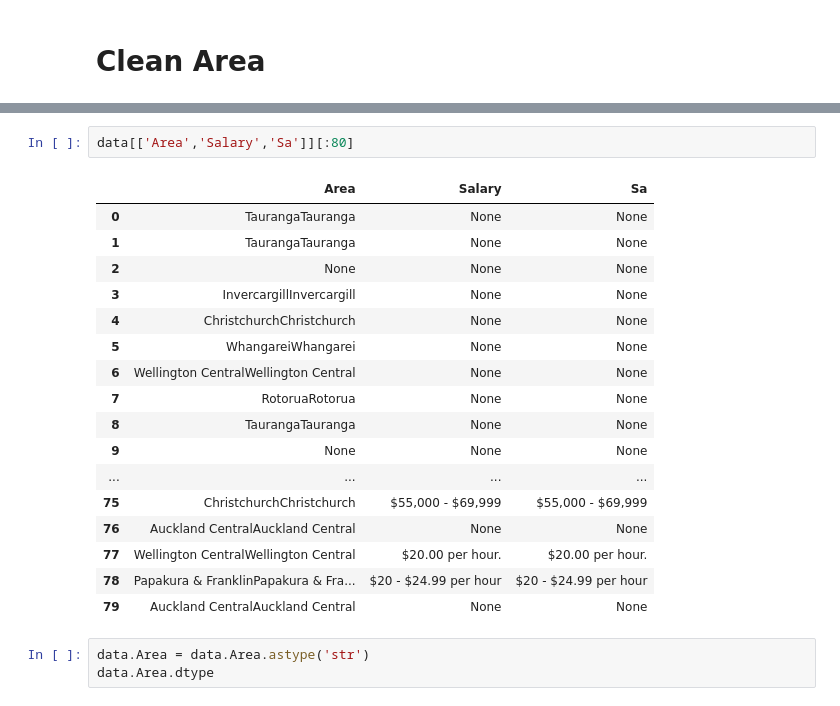
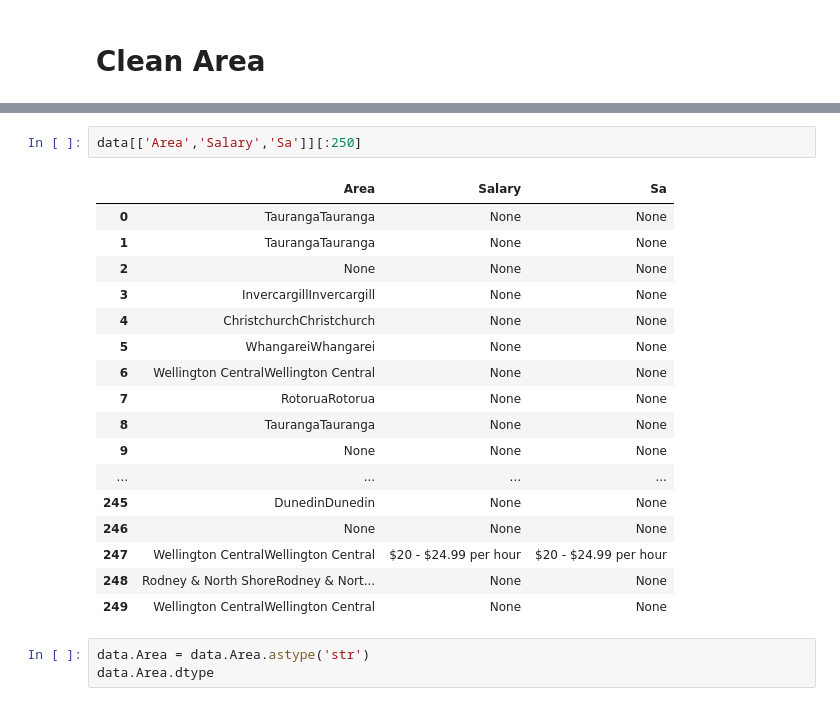
Before and after one commit to Mattzic/DA_Project, a Jupyter notebook: Data/DataCleaning2.ipynb, the cells around one changed output, grey strips where cells are left out. Drawn from its saved outputs; the diff is of its cells as text.

```diff
--- a/Data/DataCleaning2.ipynb
+++ b/Data/DataCleaning2.ipynb
@@ -468,25 +468,25 @@ data.head(20)
 | 18 | Office Coordinator, Whangarei You... | https://www.seek.co.nz/job/506337... | Whangarei Youth Space | Northland | WhangareiWhangarei | Administration & Office Support | Administrative Assistants | None | ... |
 | 19 | Administrator | https://www.seek.co.nz/job/506048... | Private Advertiser | Manawatu | Rest of ManawatuRest of Manawatu | Administration & Office Support | Other | None | ... |
 # %%
-data[['Area','Salary','Sa']][:80]
+data[['Area','Salary','Sa']][:250]
 # %% [output]
 |  | Area | Salary | Sa |
 | 0 | TaurangaTauranga | None | None |
 | 1 | TaurangaTauranga | None | None |
 | 2 | None | None | None |
 | 3 | InvercargillInvercargill | None | None |
 | 4 | ChristchurchChristchurch | None | None |
 | 5 | WhangareiWhangarei | None | None |
 | 6 | Wellington CentralWellington Central | None | None |
 | 7 | RotoruaRotorua | None | None |
 | 8 | TaurangaTauranga | None | None |
 | 9 | None | None | None |
 | ... | ... | ... | ... |
-| 75 | ChristchurchChristchurch | $55,000 - $69,999 | $55,000 - $69,999 |
-| 76 | Auckland CentralAuckland Central | None | None |
-| 77 | Wellington CentralWellington Central | $20.00 per hour. | $20.00 per hour. |
-| 78 | Papakura & FranklinPapakura & Fra... | $20 - $24.99 per hour | $20 - $24.99 per hour |
-| 79 | Auckland CentralAuckland Central | None | None |
+| 245 | DunedinDunedin | None | None |
+| 246 | None | None | None |
+| 247 | Wellington CentralWellington Central | $20 - $24.99 per hour | $20 - $24.99 per hour |
+| 248 | Rodney & North ShoreRodney & Nort... | None | None |
+| 249 | Wellington CentralWellington Central | None | None |
 # %%
 data.Area = data.Area.astype('str')
 data.Area.dtype
```
Also changed, not shown: parts of 10 cells of this notebook.
